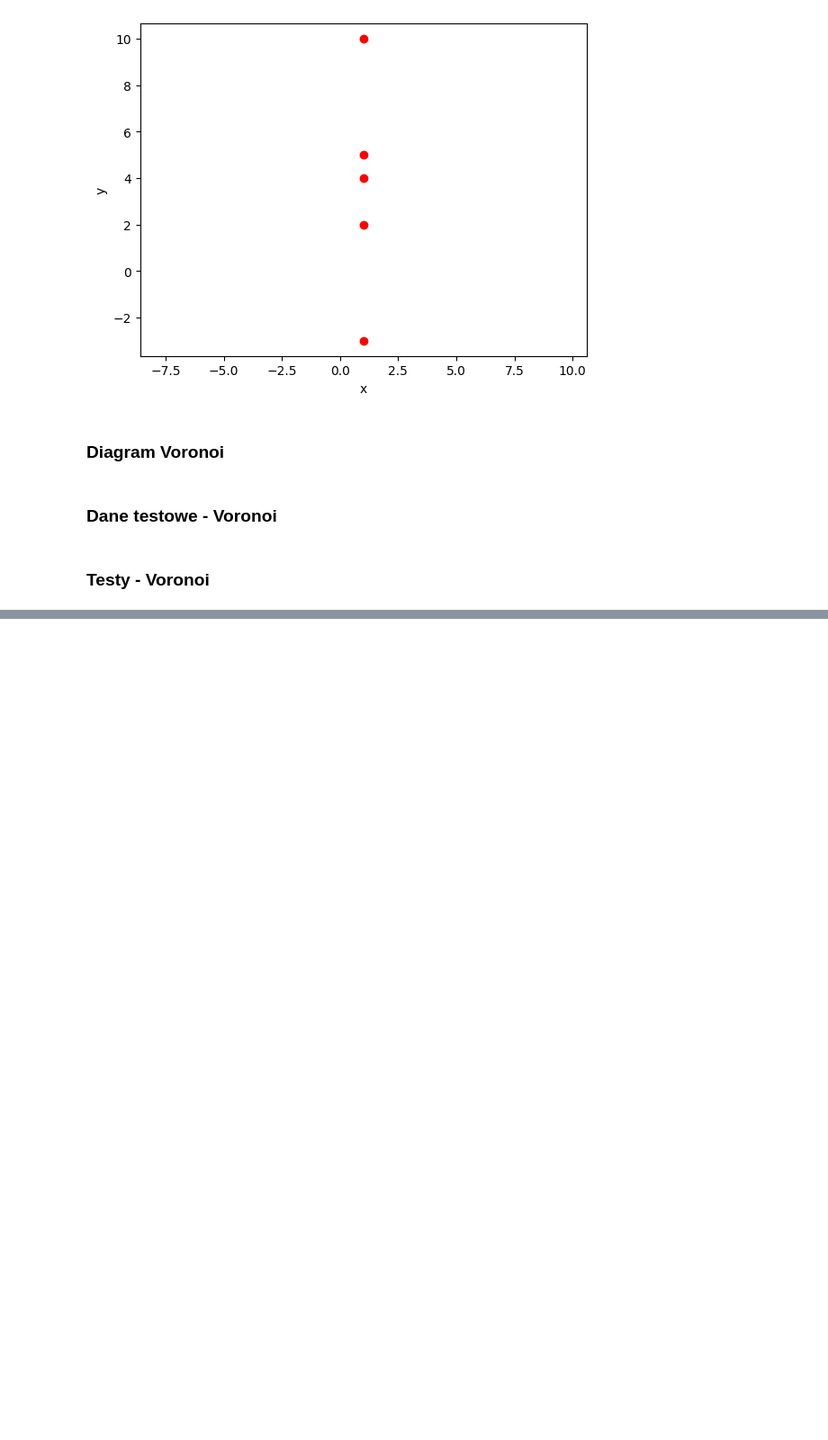
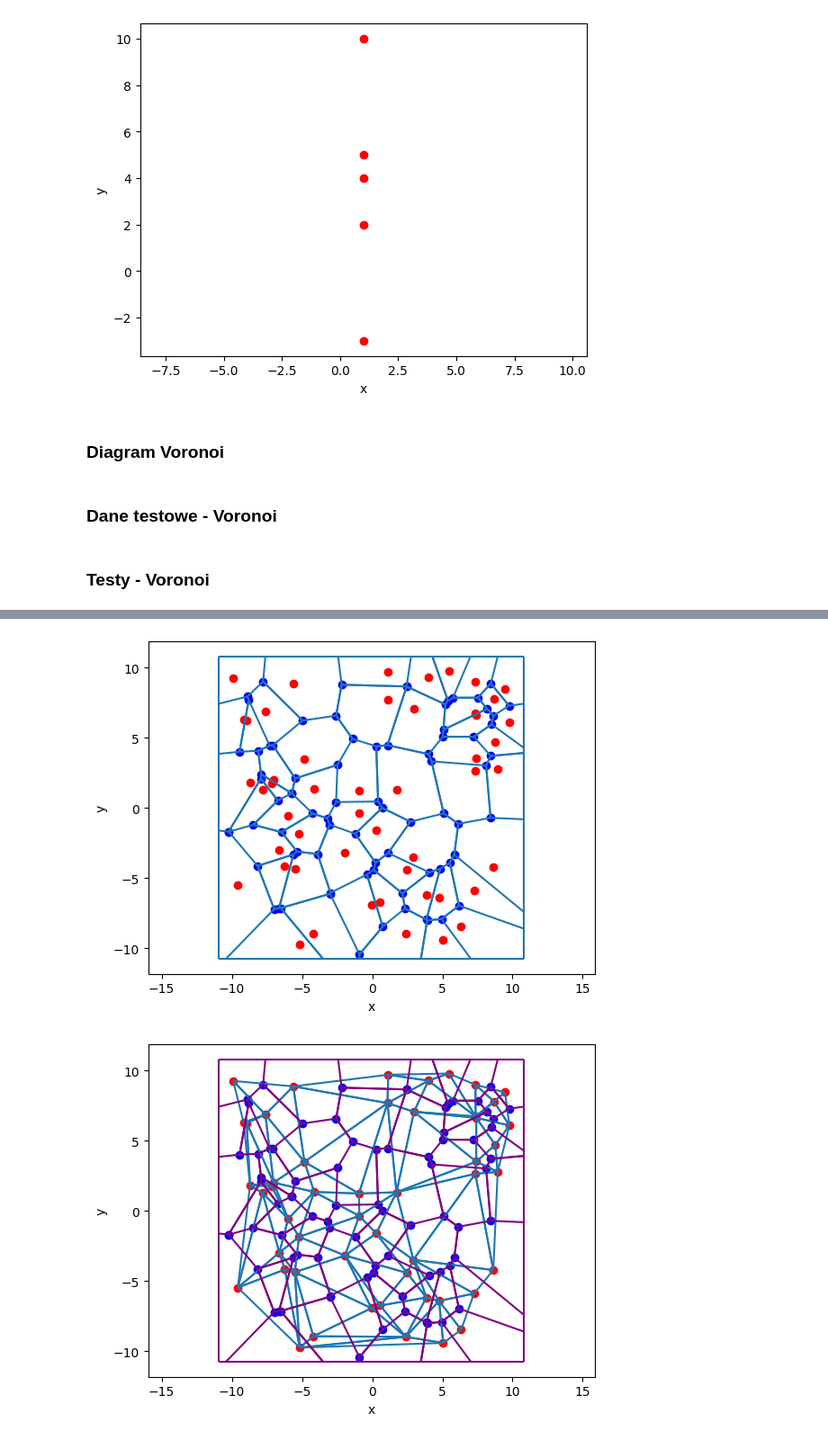
Before and after one commit to ReptilianEye/Voronoi-Diagram, a Jupyter notebook: delaunay.ipynb, the cells around one changed output, grey strips where cells are left out. Shown at 90% size. Saved outputs shown, nothing was run; the diff lists cells and outputs as text; code cells hidden in the pictures; blank space fills up the shorter version.

```diff
--- a/delaunay.ipynb
+++ b/delaunay.ipynb
@@ -477,6 +560,11 @@ vis_voronoi_with_delauney2.show()
 # %%
-# vis_voronoi3 = draw_voronoi(T3, Points3)
-# vis_voronoi3.show()
+vis_voronoi3 = draw_voronoi(T3, Points3)
+vis_voronoi3.show()
+vis_voronoi_with_delauney3 = draw_voronoi_with_delauney(T3, Points3)
+vis_voronoi_with_delauney3.show()
+# %% [output]
+[figure, added]
+[figure, added]
 # %%
 vis_voronoi4 = draw_voronoi(T4, Points4)
 vis_voronoi4.show()
```
Also changed, not shown: parts of 5 cells of this notebook.
